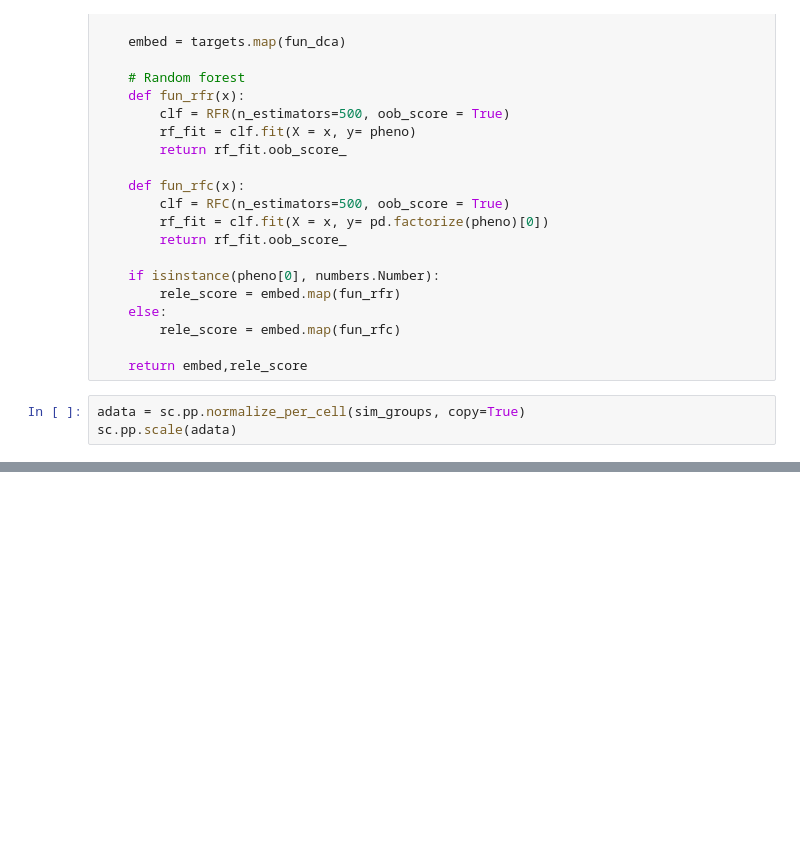
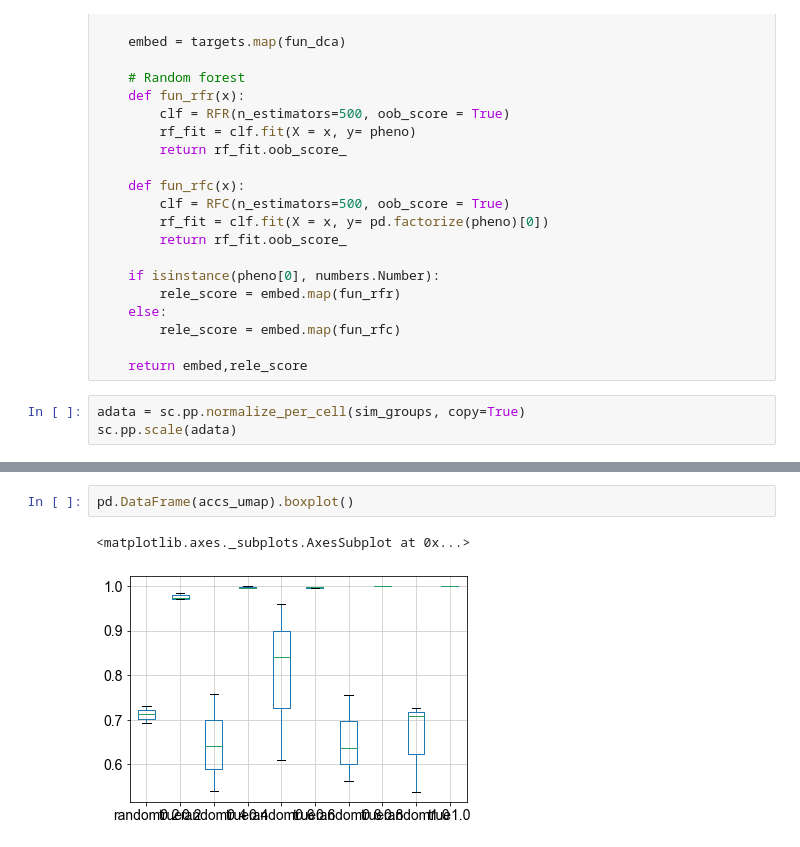
Before and after one commit to lkmklsmn/DrivAER, a Jupyter notebook: Reproducibiliy/Simulation_DrivAER.ipynb, the cells around one changed output, grey strips where cells are left out. Cells and saved outputs as stored; diff of their text form; blank space fills up the shorter version.

```diff
--- a/Reproducibiliy/Simulation_DrivAER.ipynb
+++ b/Reproducibiliy/Simulation_DrivAER.ipynb
@@ -738,0 +758,5 @@ for i in [0.2, 0.4, 0.6, 0.8, 1.0]:
+# %%
+pd.DataFrame(accs_umap).boxplot()
+# %% [output]
+<matplotlib.axes._subplots.AxesSubplot at 0x...>
+[figure, added]
```
Also changed, not shown: parts of 25 cells of this notebook, 5 other files.
